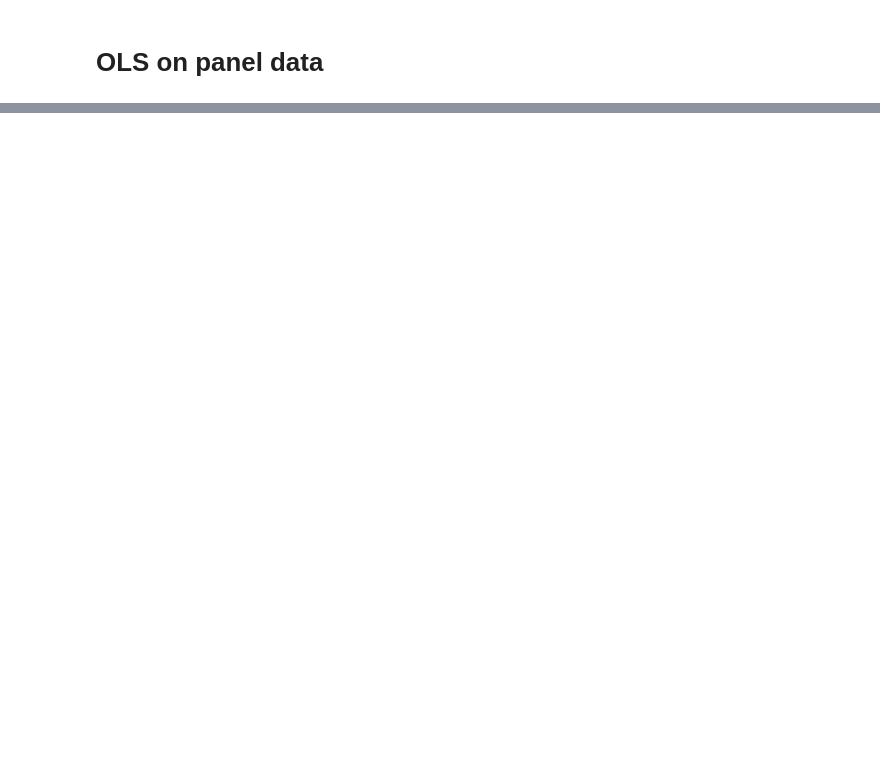
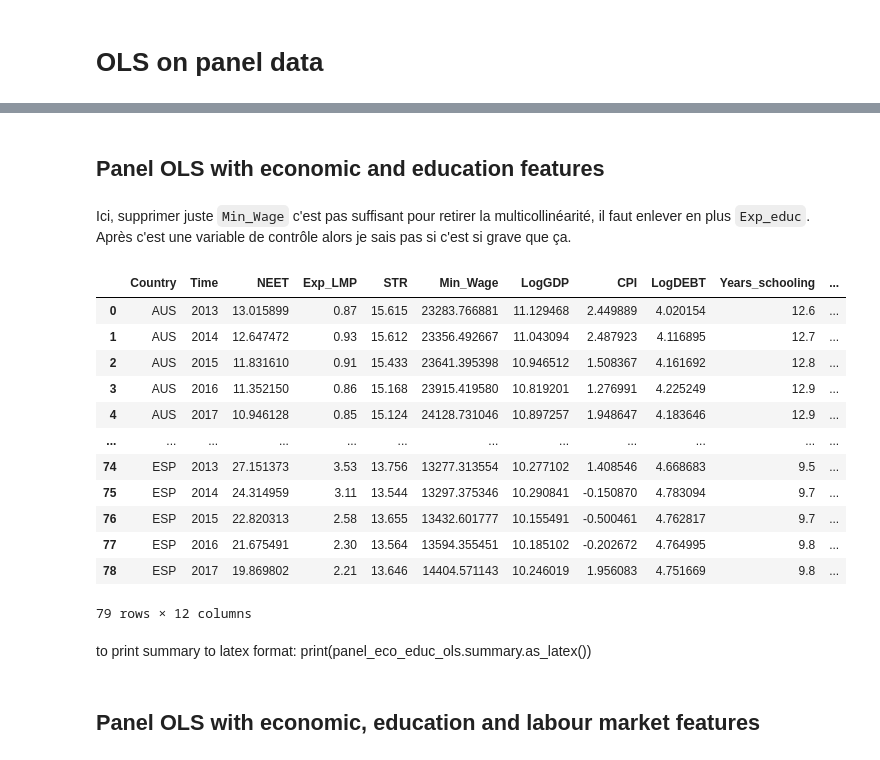
Before and after one commit to Victor-Manach/MODS206, a Jupyter notebook: Reg_panel_data.ipynb, the cells around one changed output, grey strips where cells are left out. Drawn from its saved outputs; the diff is of its cells as text; code cells hidden in the pictures; blank space fills up the shorter version.

```diff
--- a/Reg_panel_data.ipynb
+++ b/Reg_panel_data.ipynb
@@ -291,0 +250,9 @@ panel_eco_ols = PanelOLS(df_eco_neet.NEET, df_eco_neet.drop('NEET', axis=1), tim
+# %%
+for obs in panel_data_l1.itertuples():
+    country, time = obs[1], obs[2]
+    new_el = added_features.loc[(added_features.Country==country)&(added_features.Time==time)]
+    if len(new_el.index) > 0:
+        line = {'Country':country, 'Time':time, 'NEET':obs[3], 'Exp_LMP':obs[4], 'STR':obs[5], 'Min_Wage':obs[6], 'LogGDP':new_el.LogGDP.values[0], 'CPI':new_el.CPI.values[0], 'LogDEBT':new_el.LogDEBT.values[0]}
+        df_eco_neet = df_eco_neet.append(line, ignore_index=True)
+# %%
+df_eco_neet_ols = df_eco_neet.set_index(['Country', 'Time'])
@@ -309,3 +297,33 @@ P-value: 0.0000
 Distribution: F(27,88)
 
 Included effects: Entity, Time
+# %% [markdown]
+## Panel OLS with economic and education features
+# %% [markdown]
+Ici, supprimer juste `Min_Wage` c'est pas suffisant pour retirer la multicollinéarité, il faut enlever en plus `Exp_educ`. Après c'est une variable de contrôle alors je sais pas si c'est si grave que ça.
+# %%
+reduced_obs = df_eco_neet[df_eco_neet.Time.isin(years[:-1])].reset_index(drop=True)
+df_eco_educ_neet = pd.DataFrame(columns=['Country', 'Time', 'NEET', 'Exp_LMP', 'STR', 'Min_Wage', 'LogGDP', 'CPI', 'LogDEBT', 'Years_schooling', 'Avg_class_size', 'Exp_educ'])
+# %%
+for obs in reduced_obs.itertuples():
+    country, time = obs[1], obs[2]
+    new_el = df_educ_features_l1.loc[(df_educ_features_l1.Country==country)&(df_educ_features_l1.Time==time)]
+    if len(new_el.index) > 0:
+        line = {'Country':country, 'Time':time, 'NEET':obs[3], 'Exp_LMP':obs[4], 'STR':obs[5], 'Min_Wage':obs[6], 'LogGDP':obs[7], 'CPI':obs[8], 'LogDEBT':obs[9], 'Years_schooling':new_el.Years_schooling.values[0], 'Avg_class_size':new_el.Avg_class_size.values[0], 'Exp_educ':new_el.Exp_educ.values[0]}
+        df_eco_educ_neet = df_eco_educ_neet.append(line, ignore_index=True)
+# %%
+df_eco_educ_neet
+# %% [output]
+|  | Country | Time | NEET | Exp_LMP | STR | Min_Wage | LogGDP | CPI | LogDEBT | Years_schooling | ... |
+| 0 | AUS | 2013 | 13.015899 | 0.87 | 15.615 | 23283.766881 | 11.129468 | 2.449889 | 4.020154 | 12.6 | ... |
+| 1 | AUS | 2014 | 12.647472 | 0.93 | 15.612 | 23356.492667 | 11.043094 | 2.487923 | 4.116895 | 12.7 | ... |
+| 2 | AUS | 2015 | 11.831610 | 0.91 | 15.433 | 23641.395398 | 10.946512 | 1.508367 | 4.161692 | 12.8 | ... |
+| 3 | AUS | 2016 | 11.352150 | 0.86 | 15.168 | 23915.419580 | 10.819201 | 1.276991 | 4.225249 | 12.9 | ... |
+| 4 | AUS | 2017 | 10.946128 | 0.85 | 15.124 | 24128.731046 | 10.897257 | 1.948647 | 4.183646 | 12.9 | ... |
+| ... | ... | ... | ... | ... | ... | ... | ... | ... | ... | ... | ... |
+| 74 | ESP | 2013 | 27.151373 | 3.53 | 13.756 | 13277.313554 | 10.277102 | 1.408546 | 4.668683 | 9.5 | ... |
+| 75 | ESP | 2014 | 24.314959 | 3.11 | 13.544 | 13297.375346 | 10.290841 | -0.150870 | 4.783094 | 9.7 | ... |
+| 76 | ESP | 2015 | 22.820313 | 2.58 | 13.655 | 13432.601777 | 10.155491 | -0.500461 | 4.762817 | 9.7 | ... |
+| 77 | ESP | 2016 | 21.675491 | 2.30 | 13.564 | 13594.355451 | 10.185102 | -0.202672 | 4.764995 | 9.8 | ... |
+| 78 | ESP | 2017 | 19.869802 | 2.21 | 13.646 | 14404.571143 | 10.246019 | 1.956083 | 4.751669 | 9.8 | ... |
+79 rows × 12 columns
@@ -311,0 +336,4 @@ Included effects: Entity, Time
+# %% [markdown]
+to print summary to latex format: print(panel_eco_educ_ols.summary.as_latex())
+# %% [markdown]
+## Panel OLS with economic, education and labour market features
```
Also changed, not shown: parts of 53 cells of this notebook, 7 other files.
